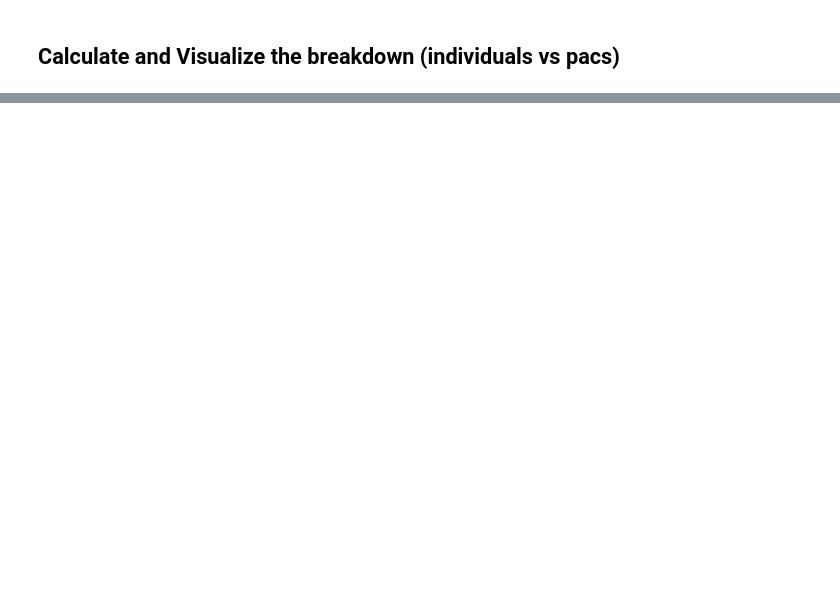
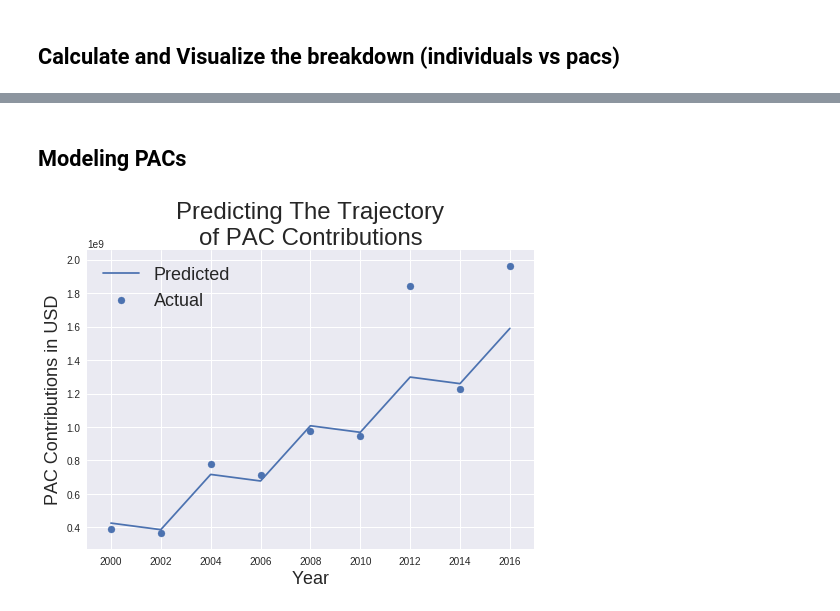
Before and after one commit to wlifferth/qcdataops, a Jupyter notebook: q1/q1.ipynb, the cells around one changed output, grey strips where cells are left out. Cells and saved outputs as stored; diff of their text form; code cells hidden in the pictures; blank space fills up the shorter version.

```diff
--- a/q1/q1.ipynb
+++ b/q1/q1.ipynb
@@ -107,0 +164,16 @@ plt.savefig("q1-MakeupOfTotalContributions.png")
+# %% [markdown]
+## Modeling PACs
+# %%
+model = LinearRegression()
+model.fit(train[['year', 'pres']], train['p'])
+predictions = model.predict(df[['year', 'pres']])
+# %%
+plt.plot(df['year'], predictions, label="Predicted")
+plt.scatter(df['year'], df['p'], label="Actual")
+plt.title("Predicting The Trajectory\nof PAC Contributions", size=24)
+plt.legend(fontsize=18)
+plt.ylabel("PAC Contributions in USD", size=18)
+plt.xlabel("Year", size=18)
+plt.show()
+# %% [output]
+[figure, added]
```
Also changed, not shown: parts of 13 cells of this notebook, 4 other files.
